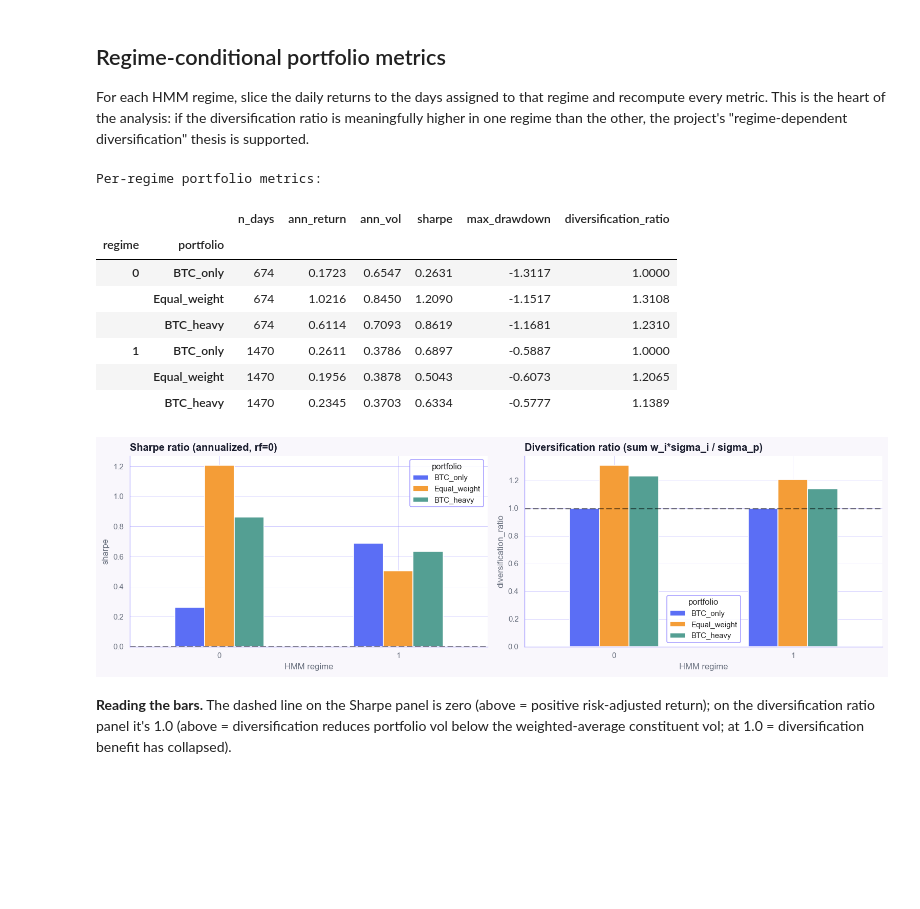
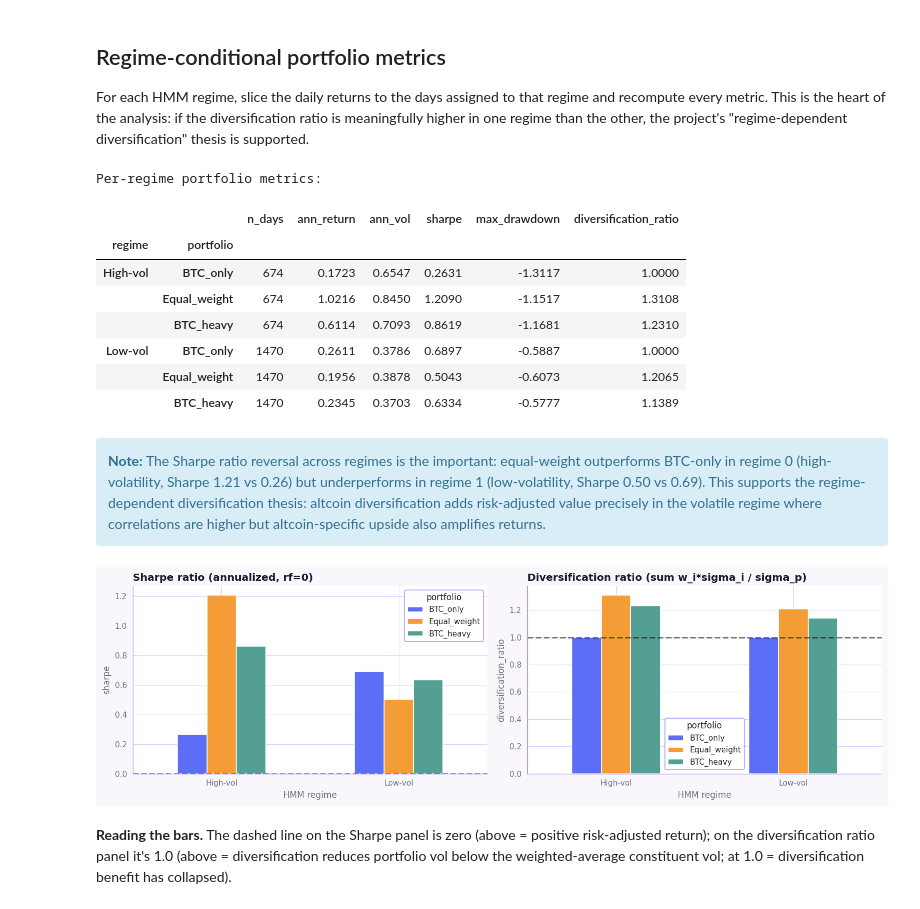
Before and after one commit to theodorahaimoff/hslu_fs26_dspro2, a Jupyter notebook: notebooks/08_diversification.ipynb, the cells around one changed output. Cells and saved outputs as stored; diff of their text form; code cells hidden in the pictures; blank space fills up the shorter version.

```diff
--- a/notebooks/08_diversification.ipynb
+++ b/notebooks/08_diversification.ipynb
@@ -84,3 +88,14 @@ hmm_regime
 0     674
 1    1470
 Name: count, dtype: int64
+# %%
+# Identify regimes by their mean volatility for labeling
+regime_vols = {
+    r: data.loc[data["hmm_regime"] == r, "BTC"].std() * np.sqrt(252)
+    for r in sorted(data["hmm_regime"].unique())
+}
+REGIME_LABELS = {
+    r: "High-vol" if v == max(regime_vols.values()) else "Low-vol"
+    for r, v in regime_vols.items()
+}
+print("Regime interpretation:", REGIME_LABELS)
@@ -215,26 +233,31 @@ For each HMM regime, slice the daily returns to the days assigned to that regime
 # %%
 regime_summaries = []
 for regime, sub in portfolio_log.groupby("regime"):
     asset_sub = simple_returns.loc[sub.index]
     for name in PORTFOLIOS:
         weights = pd.Series(PORTFOLIOS[name])[ASSETS]
         row = {"regime": int(regime), "portfolio": name}
         row.update(summarize(sub[name], asset_sub, weights))
         regime_summaries.append(row)
 
 regime_summary_df = pd.DataFrame(regime_summaries).set_index(["regime", "portfolio"])
+regime_summary_df = regime_summary_df.rename(index=REGIME_LABELS, level="regime")
 print("Per-regime portfolio metrics:")
 regime_summary_df.round(4)
 # %% [output]
 Per-regime portfolio metrics:
 |  |  | n_days | ann_return | ann_vol | sharpe | max_drawdown | diversification_ratio |
 | regime | portfolio |  |  |  |  |  |  |
-| 0 | BTC_only | 674 | 0.1723 | 0.6547 | 0.2631 | -1.3117 | 1.0000 |
+| High-vol | BTC_only | 674 | 0.1723 | 0.6547 | 0.2631 | -1.3117 | 1.0000 |
 |  | Equal_weight | 674 | 1.0216 | 0.8450 | 1.2090 | -1.1517 | 1.3108 |
 |  | BTC_heavy | 674 | 0.6114 | 0.7093 | 0.8619 | -1.1681 | 1.2310 |
-| 1 | BTC_only | 1470 | 0.2611 | 0.3786 | 0.6897 | -0.5887 | 1.0000 |
+| Low-vol | BTC_only | 1470 | 0.2611 | 0.3786 | 0.6897 | -0.5887 | 1.0000 |
 |  | Equal_weight | 1470 | 0.1956 | 0.3878 | 0.5043 | -0.6073 | 1.2065 |
 |  | BTC_heavy | 1470 | 0.2345 | 0.3703 | 0.6334 | -0.5777 | 1.1389 |
+# %% [markdown]
+<div class="alert alert-block alert-info"><b>Note:</b>
+The Sharpe ratio reversal across regimes is the important: equal-weight outperforms BTC-only in regime 0 (high-volatility, Sharpe 1.21 vs 0.26) but underperforms in regime 1 (low-volatility, Sharpe 0.50 vs 0.69). This supports the regime-dependent diversification thesis: altcoin diversification adds risk-adjusted value precisely in the volatile regime where correlations are higher but altcoin-specific upside also amplifies returns.
+</div>
 # %%
 # Side-by-side bar charts: Sharpe and Diversification Ratio per portfolio per regime
 fig, axes = plt.subplots(1, 2, figsize=(13, 4))
@@ -255,7 +278,7 @@ for ax, metric, title in zip(
 plt.tight_layout()
 plt.show()
 # %% [output]
-[figure, old version]
+[figure, new version]
 # %% [markdown]
 **Reading the bars.** The dashed line on the Sharpe panel is zero (above = positive risk-adjusted return); on the diversification ratio panel it's 1.0 (above = diversification reduces portfolio vol below the weighted-average constituent vol; at 1.0 = diversification benefit has collapsed).
 # %% [markdown]
```
Also changed, not shown: parts of 10 cells of this notebook, 11 other files.
